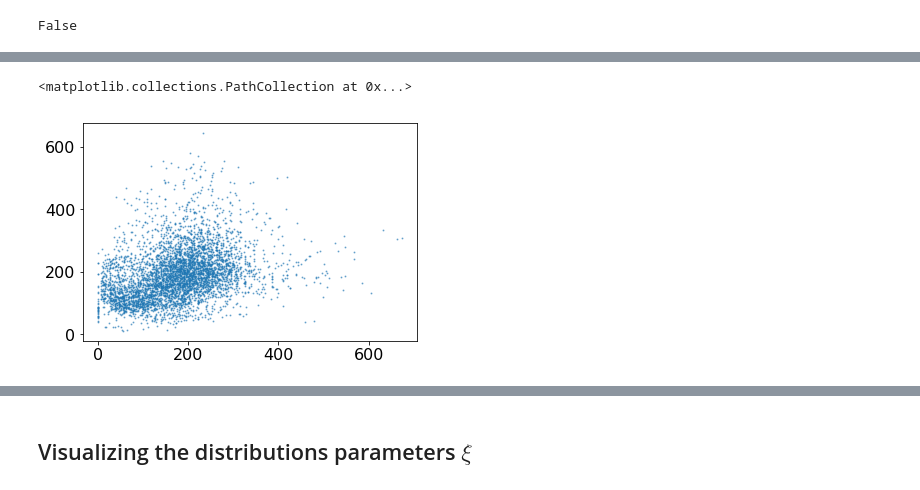
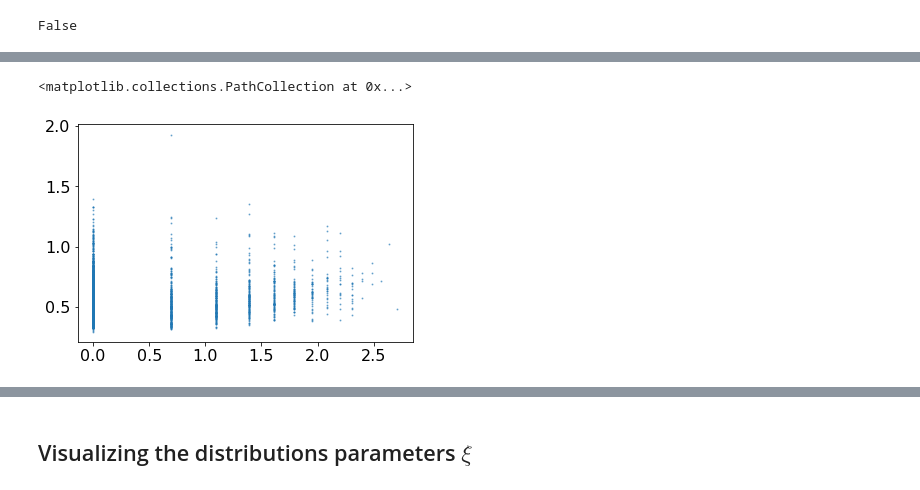
Before and after one commit to broadinstitute/CellBender, a Jupyter notebook: proto/chimera/notebooks/dtm_exploration.ipynb, the cells around one changed output, grey strips where cells are left out. Cells and saved outputs as stored; diff of their text form; code cells hidden in the pictures.

```diff
--- a/proto/chimera/notebooks/dtm_exploration.ipynb
+++ b/proto/chimera/notebooks/dtm_exploration.ipynb
@@ -51,7 +51,7 @@ sc_fingerprint_path = '/home/jupyter/data/10x/pbmc4k_ss_rate_0.25_sc_fingerprint
 # sc_fingerprint_path = '/home/jupyter/data/10x/neuron_9k_sc_fingerprint.pkl'
 
 zinb_fitter_kwargs = {
-    'lr': 0.5,
+    'lr': 0.2,
     'max_iters': 10_000,
     'p_zero_l1_reg': 0.001,
     'outlier_stringency': 5.0,
@@ -89,7 +89,7 @@ sc_fingerprint_base = sc_fingerprint_base.filter_genes(
 sc_fingerprint_dtm = SingleCellFingerprintDTM(
     sc_fingerprint_base,
     n_gene_groups=100,
-    n_pca_features=50, ####################################
+    enable_cell_features=False,
     zinb_fitter_kwargs=zinb_fitter_kwargs,
     max_estimated_chimera_family_size=0,
     allow_dense_int_ndarray=False,
@@ -614,5 +741,5 @@ with torch.no_grad():
 # %%
-gene_index = 0
+gene_index = 504
 
 sampler = PosteriorGeneExpressionSampler(model, device, dtype)
 expr_dict = sampler.get_gene_expression_posterior_sampling_summary(
@@ -637,13 +764,15 @@ e_hi = expr_dict['e_hi_map']
 
 data = sampler._generate_single_gene_minibatch_data(
     gene_index, np.arange(0, sc_fingerprint_dtm.n_cells), 1)
-zeta_nr = gene_expression_prior.forward(
+expr_params_dict = gene_expression_prior.forward(
     data['gene_index_tensor'],
     data['cell_index_tensor'],
-    data['downsampling_rate_tensor'],
+    data['cell_features_tensor'],
     data['total_obs_reads_per_cell_tensor'],
-    data['cell_features_tensor'])
-mu_e_hi_n, phi_e_hi_n, logit_p_zero_e_hi_n = gene_expression_prior.decode(zeta_nr)
+    data['downsampling_rate_tensor'])
+mu_e_hi_n = expr_params_dict['log_mu_e_hi_n'].exp()
+phi_e_hi_n = expr_params_dict['log_phi_e_hi_n'].exp()
+logit_p_zero_e_hi_n = expr_params_dict['logit_p_zero_e_hi_n']
 e_hi_prior_dist = ZeroInflatedNegativeBinomial(
     logit_zero=logit_p_zero_e_hi_n,
     mu=mu_e_hi_n,
@@ -665,7 +794,6 @@ print('p_zero_e_hi (prior):', torch.sigmoid(logit_p_zero_e_hi_n).mean().item())
 print('mean_e_hi (prior):', e_hi_prior_dist.mean.mean().item())
 
 
-
 fig = plt.figure()
 plt.scatter(e_obs, e_hi, s=1, alpha=0.5)
 plt.plot([0.1, np.max(e_obs)], [0.1, np.max(e_obs)])
@@ -676,21 +804,26 @@ plt.yscale('log')
 plt.xlim((0.1, 2*np.max(e_obs)))
 plt.ylim((0.1, 2*np.max(e_obs)))
 
-n_posterior_samples = 500
-cell_index_array = np.zeros((n_posterior_samples,), dtype=np.int)
-gene_index_array = gene_index * np.ones_like(cell_index_array)
+n_posterior_samples = 200
+cell_index_array = np.zeros((n_posterior_samples,), dtype=np.int).astype(np.int32)
+gene_index_array = gene_index * np.ones_like(cell_index_array).astype(np.int32)
 cell_sampling_site_scale_factor_array = np.ones_like(cell_index_array)
 gene_sampling_site_scale_factor_array = np.ones_like(cell_index_array)
 single_gene_mb_data = sc_fingerprint_dtm.generate_torch_minibatch_data(
     cell_index_array,
     gene_index_array,
     cell_sampling_site_scale_factor_array,
-    gene_sampling_site_scale_factor_array)
+    gene_sampling_site_scale_factor_array,
+    np.zeros((n_posterior_samples, sc_fingerprint_dtm.max_family_size), dtype=np.float32))
 guide_trace = poutine.trace(model.guide).get_trace(single_gene_mb_data)
 fsd_params_dict = fsd_codec.decode(guide_trace.nodes["fsd_xi_nq"]["value"])
+
 dist_lo, dist_hi = fsd_codec.get_fsd_components(fsd_params_dict)
 p_lo = dist_lo.log_prob(torch.arange(0, sc_fingerprint_dtm.max_family_size + 1).float().cuda()).detach().cpu().exp().numpy()
 p_hi = dist_hi.log_prob(torch.arange(0, sc_fingerprint_dtm.max_family_size + 1).float().cuda()).detach().cpu().exp().numpy()
+
+p_obs_hi_mean, p_obs_hi_std = np.mean(1 - p_hi[:, 0]), np.std(p_hi[:, 0])
+print(f"p_obs_hi: {p_obs_hi_mean:.3f} +- {p_obs_hi_std:.3f}")
 
 fig = plt.figure()
 for i in range(n_posterior_samples):
@@ -703,7 +836,7 @@ for i in range(n_posterior_samples):
 
 collapsed_slice = gene_index + sc_fingerprint_dtm.n_genes * np.arange(sc_fingerprint_dtm.n_cells)
 empircal_fsd = np.asarray(
-    sc_fingerprint_dtm.sc_fingerprint_base.collapsed_csr_fingerprint_matrix[collapsed_slice, :].todense())
+    sc_fingerprint_dtm.collapsed_csr_fingerprint_matrix_scipy[collapsed_slice, :].todense())
 empircal_fsd = empircal_fsd / (1e-12 + np.sum(empircal_fsd, -1)[:, None])
 empircal_fsd = np.sum(empircal_fsd, 0)
 empircal_fsd = empircal_fsd / np.sum(empircal_fsd)
@@ -764,10 +898,10 @@ Text(0.5, 0, '$e_\\mathrm{obs}$')
 # %%
 plt.scatter(
-    e_hi,
-    e_hi_prior_dist.mean.detach().cpu().numpy(), s=1, alpha=0.5)
+    np.log1p(e_obs),
+    np.log1p(e_hi_prior_dist.mean.detach().cpu().numpy()), s=1, alpha=0.5)
 # %% [output]
 <matplotlib.collections.PathCollection at 0x...>
-[figure, old version]
+[figure, new version]
 # %%
 with torch.no_grad():
     fsd_params_dict = fsd_codec.decode(pyro.param("fsd_xi_posterior_loc_gq"))
```
Also changed, not shown: parts of 32 cells of this notebook.
